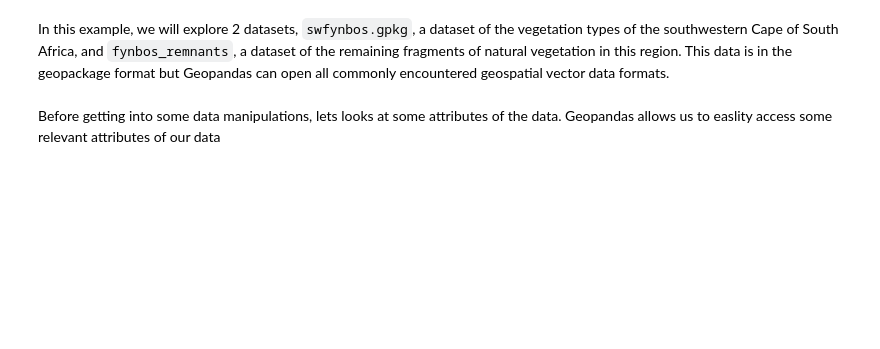
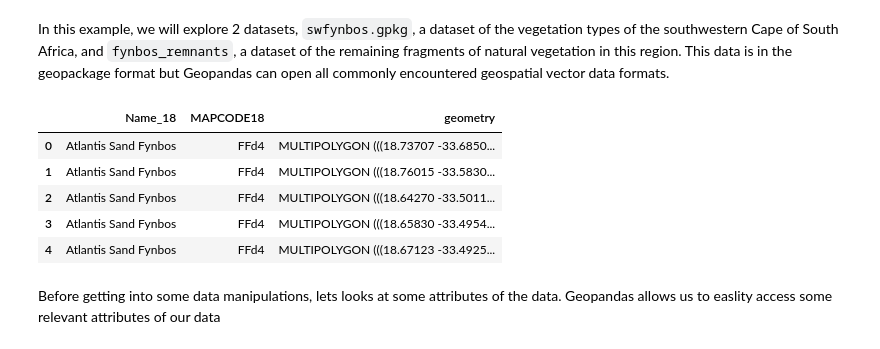
Before and after one commit to ornldaac/bioscape_workshop_sa, a Jupyter notebook: book/tutorials/Geopython/Geopython.ipynb, the cells around one changed output. Drawn from its saved outputs; the diff is of its cells as text; code cells hidden in the pictures; blank space fills up the shorter version.

```diff
--- a/book/tutorials/Geopython/Geopython.ipynb
+++ b/book/tutorials/Geopython/Geopython.ipynb
@@ -185,12 +315,19 @@ In this example, we will explore 2 datasets, `swfynbos.gpkg`, a dataset of the v
 # %%
 #we typically use the alias gpd
 import geopandas as gpd
 
 #read file
-vegtypes = gpd.read_file('shared/users/gmoncrieff/data/swfynbos.gpkg')
+vegtypes = gpd.read_file('/shared/users/gmoncrieff/swfynbos.gpkg')
 
 #view some rows
 vegtypes.head()
+# %% [output]
+|  | Name_18 | MAPCODE18 | geometry |
+| 0 | Atlantis Sand Fynbos | FFd4 | MULTIPOLYGON (((18.73707 -33.6850... |
+| 1 | Atlantis Sand Fynbos | FFd4 | MULTIPOLYGON (((18.76015 -33.5830... |
+| 2 | Atlantis Sand Fynbos | FFd4 | MULTIPOLYGON (((18.64270 -33.5011... |
+| 3 | Atlantis Sand Fynbos | FFd4 | MULTIPOLYGON (((18.65830 -33.4954... |
+| 4 | Atlantis Sand Fynbos | FFd4 | MULTIPOLYGON (((18.67123 -33.4925... |
 # %% [markdown]
 Before getting into some data manipulations, lets looks at some attributes of the data. Geopandas allows us to easlity access some relevant attributes of our data
 # %%
```
Also changed, not shown: parts of 50 cells of this notebook.
